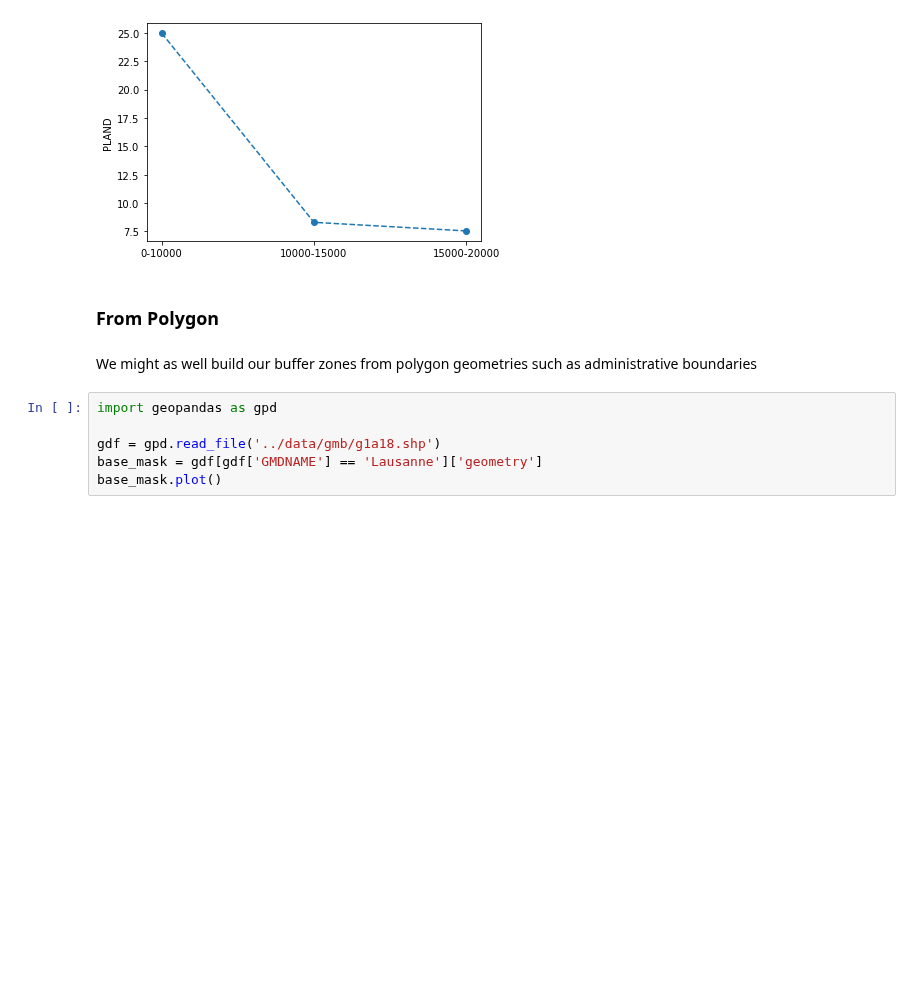
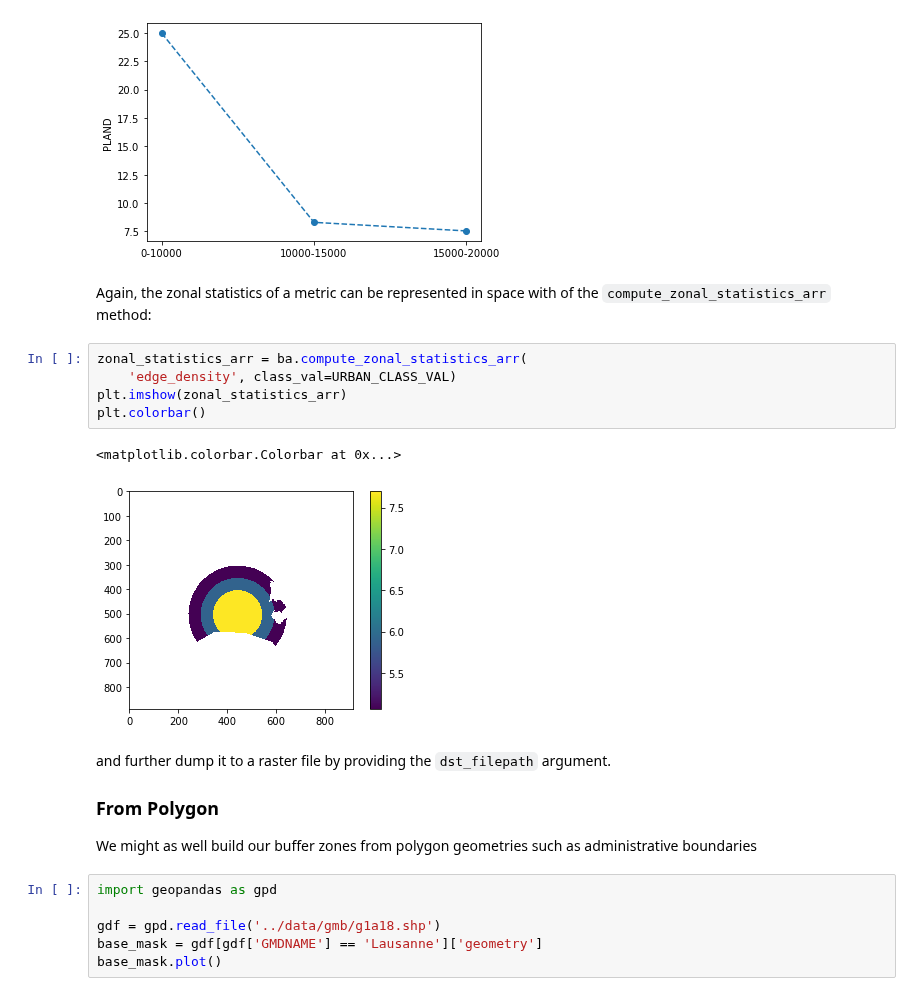
Before and after one commit to martibosch/pylandstats-notebooks, a Jupyter notebook: notebooks/03-zonal-analysis.ipynb, the cells around one changed output. Drawn from its saved outputs; the diff is of its cells as text; blank space fills up the shorter version.

```diff
--- a/notebooks/03-zonal-analysis.ipynb
+++ b/notebooks/03-zonal-analysis.ipynb
@@ -140,9 +220,21 @@ ba.plot_metric('proportion_of_landscape', class_val=URBAN_CLASS_VAL)
 # %% [output]
 <matplotlib.axes._subplots.AxesSubplot at 0x...>
 [figure]
-# %% [markdown]
-### From Polygon
+# %% [markdown]
+Again, the zonal statistics of a metric can be represented in space with of the `compute_zonal_statistics_arr` method:
+# %%
+zonal_statistics_arr = ba.compute_zonal_statistics_arr(
+    'edge_density', class_val=URBAN_CLASS_VAL)
+plt.imshow(zonal_statistics_arr)
+plt.colorbar()
+# %% [output]
+<matplotlib.colorbar.Colorbar at 0x...>
+[figure, added]
 # %% [markdown]
+and further dump it to a raster file by providing the `dst_filepath` argument.
+
+### From Polygon
+
 We might as well build our buffer zones from polygon geometries such as administrative boundaries
 # %%
 import geopandas as gpd
```
Also changed, not shown: parts of 65 cells of this notebook, 5 other files.
